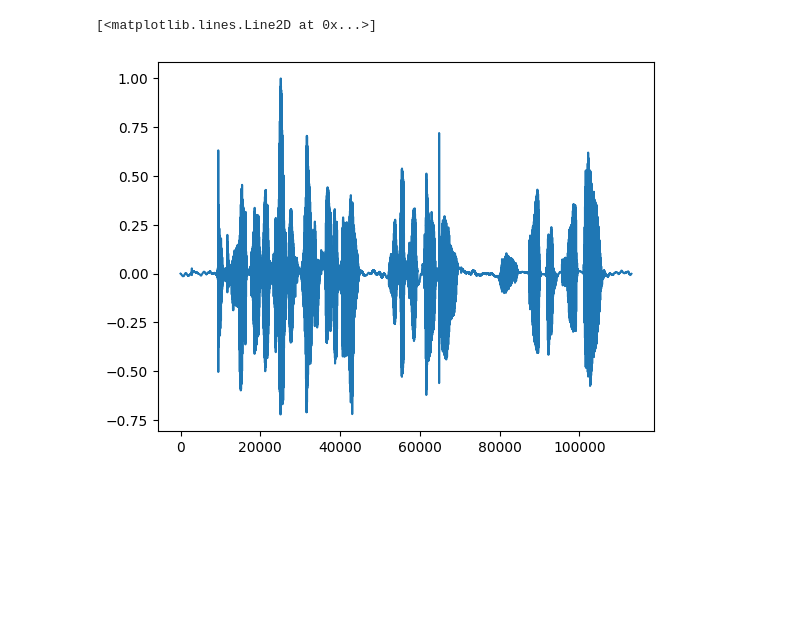
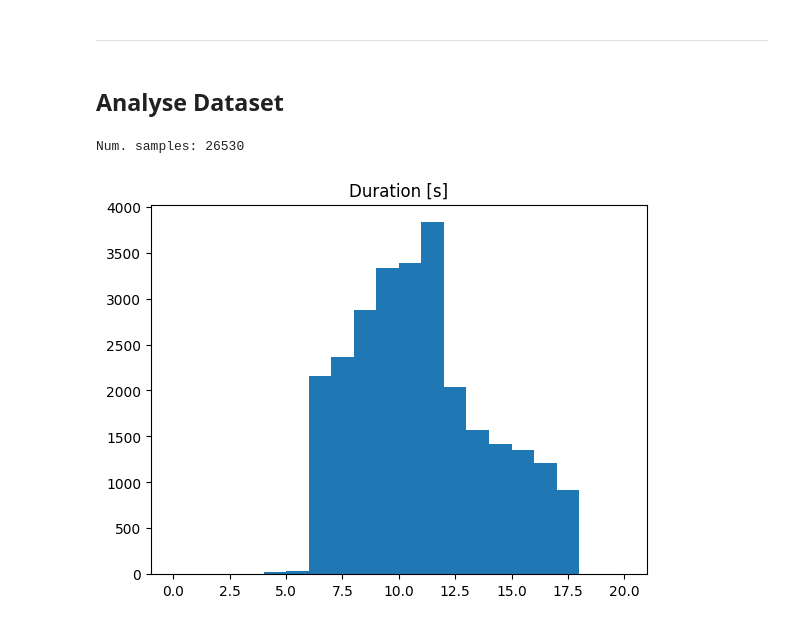
Before and after one commit to ovistetom/mix-ears-wham, a Jupyter notebook: src/preprocessing/preprocess_ears.ipynb, the cells around one changed output. Drawn from its saved outputs; the diff is of its cells as text; code cells hidden in the pictures; blank space fills up the shorter version.

```diff
--- a/src/preprocessing/preprocess_ears.ipynb
+++ b/src/preprocessing/preprocess_ears.ipynb
@@ -28,6 +46,27 @@ list_tst = list_speakers[trn_size+val_size:]
 # %%
-resampler = tt.Resample(orig_freq=48000, new_freq=SAMPLE_RATE)
-fader = tt.Fade(fade_in_len=64, fade_out_len=64)
+RESAMPLER = tt.Resample(orig_freq=48000, new_freq=SAMPLE_RATE)
+FADER = tt.Fade(fade_in_len=256, fade_out_len=256)
+#STFT = tt.Spectrogram(**stft_kwargs, power=None)
+#ISTFT = tt.InverseSpectrogram(**stft_kwargs)
+# %%
+def find_closest_multiple_of_ref(x, ref, round_up=False):
+    return ref * ((x//ref)+round_up)
+# %%
+def find_slice_index(waveform, min_duration_segment, max_duration_segment, win_size=4096):
+    """Take audio waveform. Return index where to slice."""
+
+    min_samples_segment = int(min_duration_segment * SAMPLE_RATE)
+    max_samples_segment = int(max_duration_segment * SAMPLE_RATE)
+
+    hop_size = win_size//4
+    waveform_power = torch.ones_like(waveform)
+    for t in range(0, waveform.size(0)-win_size, hop_size):
+        waveform_power[t:t+hop_size] = waveform[t:t+win_size].pow(2).sum()/win_size
+
+    #waveform_power_smoothed = (1/3)*(waveform_power + ff.pad(waveform_power[win_size:], (0, win_size)) + ff.pad(waveform_power[:-win_size], (win_size, 0)))
+
+    index_lowest_power_window = waveform_power[min_samples_segment:max_samples_segment].argmin() + min_samples_segment + win_size//2
+    return index_lowest_power_window
 # %%
 for name_subset, list_subset in zip(['trn', 'val', 'tst'], [list_trn, list_val, list_tst]):
 
@@ -67,5 +122,25 @@ import matplotlib.pyplot as plt
-# %%
-plt.plot(waveform.mT.numpy())
-# %% [output]
-[<matplotlib.lines.Line2D at 0x...>]
-[figure, removed]
+# %% [markdown]
+___
+# %% [markdown]
+## Analyse Dataset
+# %%
+ROOT_DB = os.path.join(ROOT_DST, 'trn')
+
+list_waveform_length = []
+list_waveform_power = []
+for sample_name in os.listdir(ROOT_DB):
+    sample_path = os.path.join(ROOT_DB, sample_name)
+    waveform, sr = torchaudio.load(uri=sample_path, normalize=True, channels_first=True)
+    list_waveform_length.append(waveform.size(1) / sr)
+    list_waveform_power.append((waveform.pow(2).sum() / waveform.size(1)).log().item())
+
+print(f"Num. samples: {len(list_waveform_length)}")
+# %% [output]
+Num. samples: 26530
+# %%
+fig, axs = plt.subplots(1,1)
+axs.hist(list_waveform_length, bins=20, range=(0, 20))
+axs.set_title('Duration [s]')
+plt.show()
+# %% [output]
+[figure, added]
```
Also changed, not shown: parts of 11 cells of this notebook, 10 other files.
